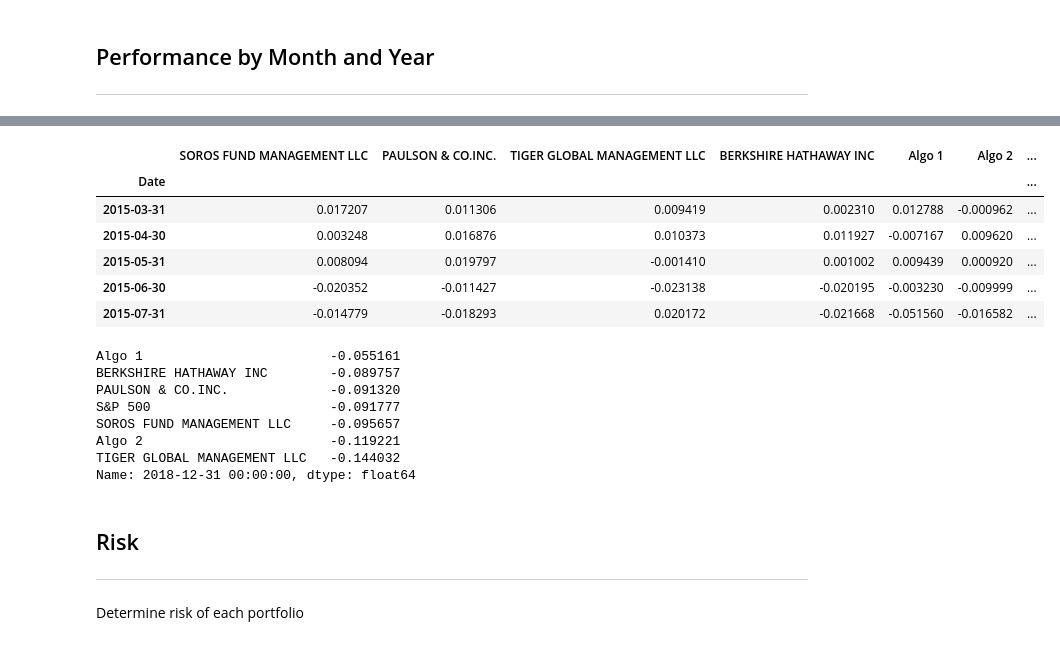
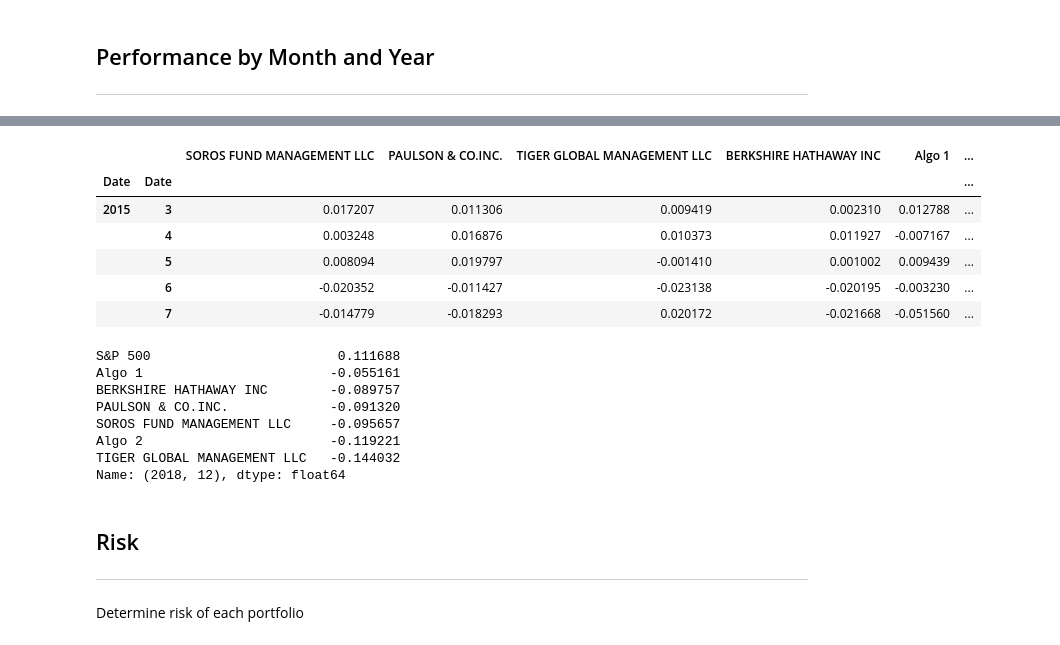
Before and after one commit to joshmiller32/Portfolio_Comparative_Analysis, a Jupyter notebook: pandas_hw_final.ipynb, the cells around one changed output, grey strips where cells are left out. Saved outputs shown, nothing was run; the diff lists cells and outputs as text; code cells hidden in the pictures.

```diff
--- a/pandas_hw_final.ipynb
+++ b/pandas_hw_final.ipynb
@@ -502,29 +500,29 @@ PAULSON & CO.INC.             -0.069746
 Name: 2017, dtype: float64
 # %%
 # Calculate returns by month
-cumulative_returns_by_month = all_returns.groupby(pd.Grouper(freq = 'M')).apply(lambda x: (1+x).cumprod() - 1)
-monthly_returns = cumulative_returns_by_month.groupby(pd.Grouper(freq='M')).last()
+cumulative_returns_by_month = all_returns.groupby([all_returns.index.year, all_returns.index.month]).apply(lambda x: (1+x).cumprod() - 1)
+monthly_returns = cumulative_returns_by_month.groupby([all_returns.index.year, all_returns.index.month]).last()
 monthly_returns.head()
 # %% [output]
-|  | SOROS FUND MANAGEMENT LLC | PAULSON & CO.INC. | TIGER GLOBAL MANAGEMENT LLC | BERKSHIRE HATHAWAY INC | Algo 1 | Algo 2 | ... |
-| Date |  |  |  |  |  |  | ... |
-| 2015-03-31 | 0.017207 | 0.011306 | 0.009419 | 0.002310 | 0.012788 | -0.000962 | ... |
-| 2015-04-30 | 0.003248 | 0.016876 | 0.010373 | 0.011927 | -0.007167 | 0.009620 | ... |
-| 2015-05-31 | 0.008094 | 0.019797 | -0.001410 | 0.001002 | 0.009439 | 0.000920 | ... |
-| 2015-06-30 | -0.020352 | -0.011427 | -0.023138 | -0.020195 | -0.003230 | -0.009999 | ... |
-| 2015-07-31 | -0.014779 | -0.018293 | 0.020172 | -0.021668 | -0.051560 | -0.016582 | ... |
+|  |  | SOROS FUND MANAGEMENT LLC | PAULSON & CO.INC. | TIGER GLOBAL MANAGEMENT LLC | BERKSHIRE HATHAWAY INC | Algo 1 | ... |
+| Date | Date |  |  |  |  |  | ... |
+| 2015 | 3 | 0.017207 | 0.011306 | 0.009419 | 0.002310 | 0.012788 | ... |
+|  | 4 | 0.003248 | 0.016876 | 0.010373 | 0.011927 | -0.007167 | ... |
+|  | 5 | 0.008094 | 0.019797 | -0.001410 | 0.001002 | 0.009439 | ... |
+|  | 6 | -0.020352 | -0.011427 | -0.023138 | -0.020195 | -0.003230 | ... |
+|  | 7 | -0.014779 | -0.018293 | 0.020172 | -0.021668 | -0.051560 | ... |
 # %%
 # Top returns for December 2018
-monthly_returns.loc['2018-12-31'].sort_values(ascending = False)
+monthly_returns.loc[2018,12].sort_values(ascending = False)
 # %% [output]
+S&P 500                        0.111688
 Algo 1                        -0.055161
 BERKSHIRE HATHAWAY INC        -0.089757
 PAULSON & CO.INC.             -0.091320
-S&P 500                       -0.091777
 SOROS FUND MANAGEMENT LLC     -0.095657
 Algo 2                        -0.119221
 TIGER GLOBAL MANAGEMENT LLC   -0.144032
-Name: 2018-12-31 00:00:00, dtype: float64
+Name: (2018, 12), dtype: float64
 # %% [markdown]
 ## Risk
 ----------------------------
```
Also changed, not shown: parts of 39 cells of this notebook.
